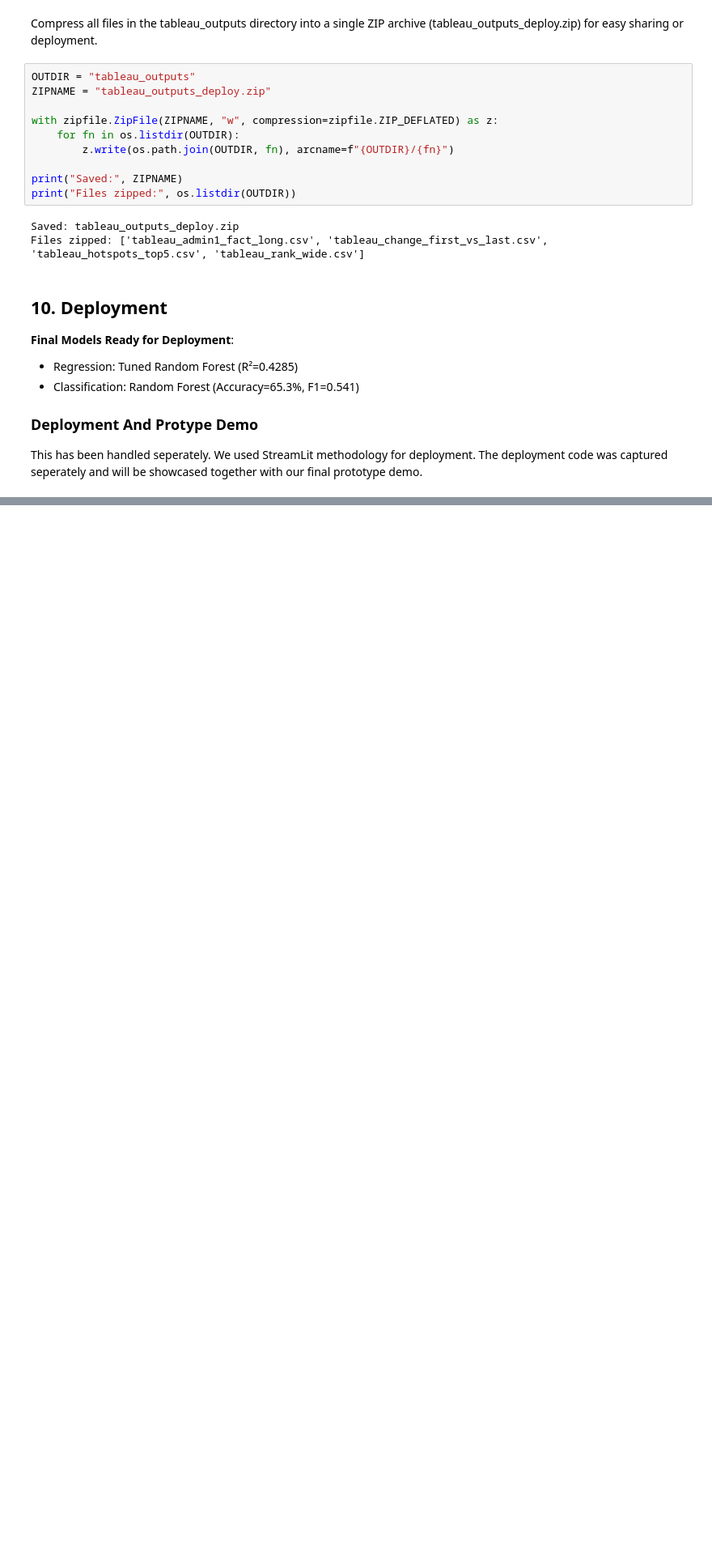
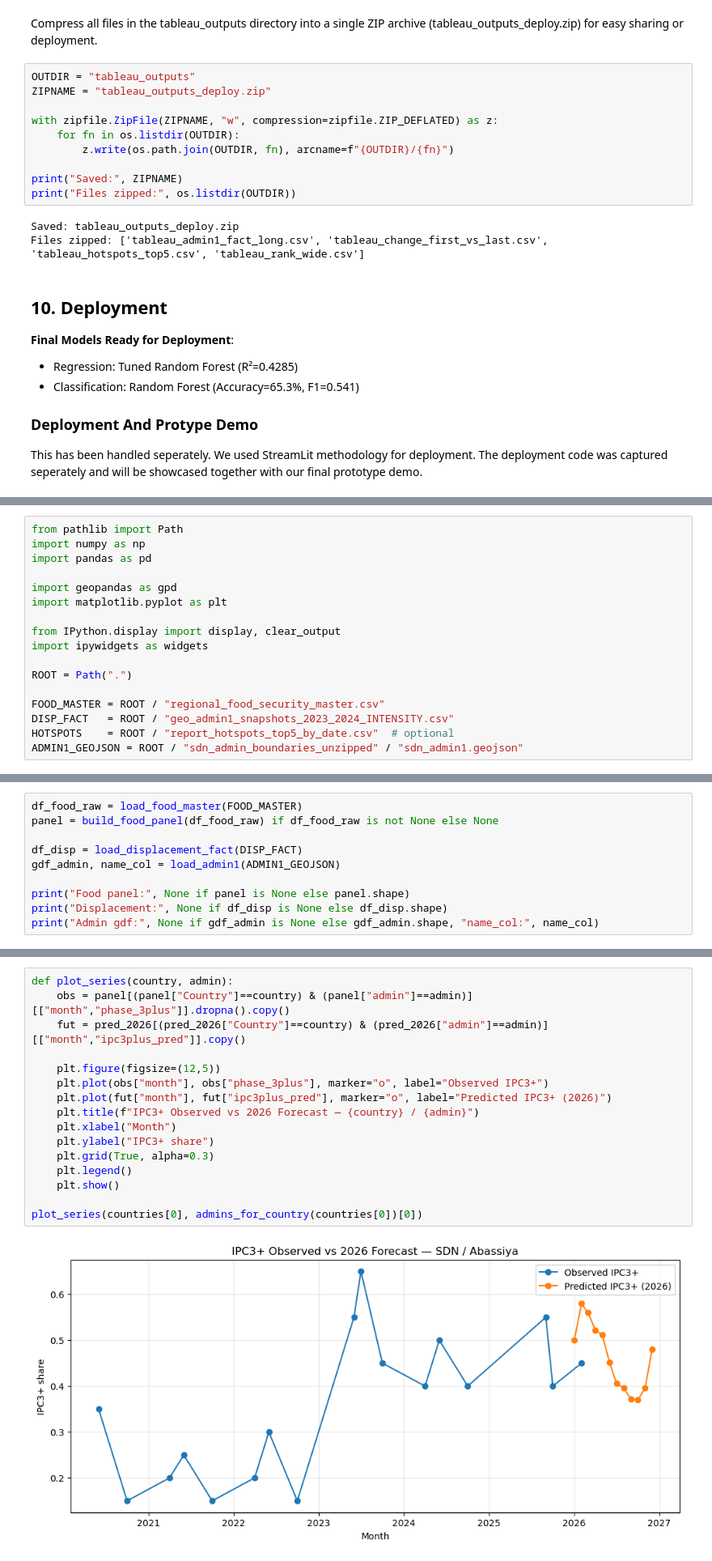
Before and after one commit to donmumina/Predictive_Humanitarian_Risk_Model, a Jupyter notebook: Group3_Project_final.ipynb, the cells around one changed output, grey strips where cells are left out. Shown at 81% size. Drawn from its saved outputs; the diff is of its cells as text; blank space fills up the shorter version.

```diff
--- a/Group3_Project_final.ipynb
+++ b/Group3_Project_final.ipynb
@@ -2058,0 +2197,17 @@ The deployment code was captured seperately and will be showcased together with
+# %%
+from pathlib import Path
+import numpy as np
+import pandas as pd
+
+import geopandas as gpd
+import matplotlib.pyplot as plt
+
+from IPython.display import display, clear_output
+import ipywidgets as widgets
+
+ROOT = Path(".")
+
+FOOD_MASTER = ROOT / "regional_food_security_master.csv"
+DISP_FACT   = ROOT / "geo_admin1_snapshots_2023_2024_INTENSITY.csv"
+HOTSPOTS    = ROOT / "report_hotspots_top5_by_date.csv"  # optional
+ADMIN1_GEOJSON = ROOT / "sdn_admin_boundaries_unzipped" / "sdn_admin1.geojson"
@@ -2058,0 +2381,10 @@ The deployment code was captured seperately and will be showcased together with
+# %%
+df_food_raw = load_food_master(FOOD_MASTER)
+panel = build_food_panel(df_food_raw) if df_food_raw is not None else None
+
+df_disp = load_displacement_fact(DISP_FACT)
+gdf_admin, name_col = load_admin1(ADMIN1_GEOJSON)
+
+print("Food panel:", None if panel is None else panel.shape)
+print("Displacement:", None if df_disp is None else df_disp.shape)
+print("Admin gdf:", None if gdf_admin is None else gdf_admin.shape, "name_col:", name_col)
@@ -2058,0 +2724,18 @@ The deployment code was captured seperately and will be showcased together with
+# %%
+def plot_series(country, admin):
+    obs = panel[(panel["Country"]==country) & (panel["admin"]==admin)][["month","phase_3plus"]].dropna().copy()
+    fut = pred_2026[(pred_2026["Country"]==country) & (pred_2026["admin"]==admin)][["month","ipc3plus_pred"]].copy()
+
+    plt.figure(figsize=(12,5))
+    plt.plot(obs["month"], obs["phase_3plus"], marker="o", label="Observed IPC3+")
+    plt.plot(fut["month"], fut["ipc3plus_pred"], marker="o", label="Predicted IPC3+ (2026)")
+    plt.title(f"IPC3+ Observed vs 2026 Forecast — {country} / {admin}")
+    plt.xlabel("Month")
+    plt.ylabel("IPC3+ share")
+    plt.grid(True, alpha=0.3)
+    plt.legend()
+    plt.show()
+
+plot_series(countries[0], admins_for_country(countries[0])[0])
+# %% [output]
+[figure, added]
```
Also changed, not shown: parts of 37 cells of this notebook, 17 other files.
